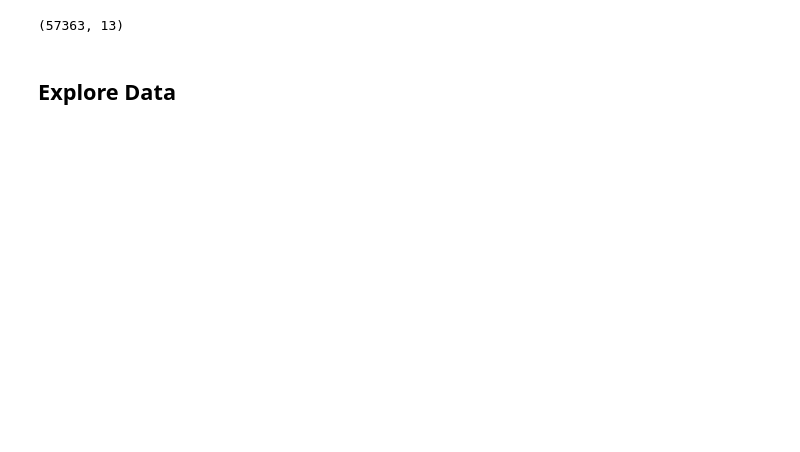
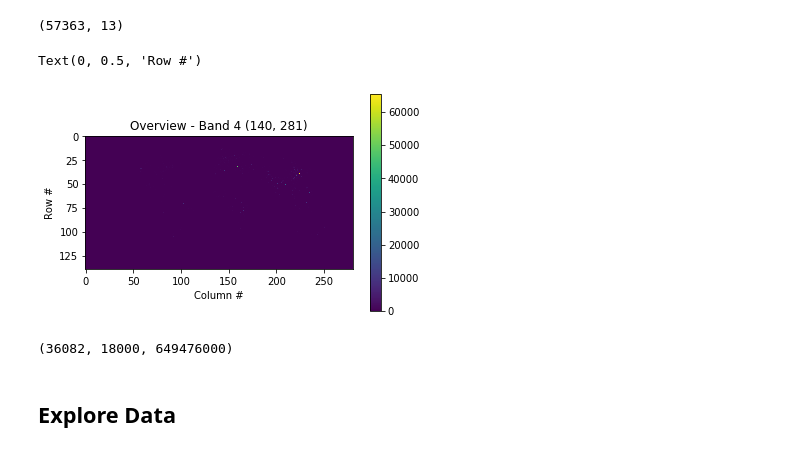
Before and after one commit to jmlasalle/water-risk-classification, a Jupyter notebook: Data-Wrangling.ipynb, the cells around one changed output. Cells and saved outputs as stored; diff of their text form; code cells hidden in the pictures; blank space fills up the shorter version.

Commit message:
Final update to data wrangling.

```diff
--- a/Data-Wrangling.ipynb
+++ b/Data-Wrangling.ipynb
@@ -99,11 +89,31 @@ data = data[data_cols].copy()
 data.shape
 # %% [output]
 (57363, 13)
-# %%
-path_ghs = './data/ghs/GHS_POP_E2015_GLOBE_R2019A_54009_1K_V1_0.tif'
-
-with rio.open(path_ghs) as tif:
-    ghs = tif
+# %%
+path_ghs = './data/ghs/GHS_POP_E2015_GLOBE_R2019A_54009_1K_V1_0.tif'
+
+ghs_meta = None
+ghs_t = None
+with rio.open(path_ghs) as tif:
+    ghs_meta = tif.meta
+    ghs_t = ghs.transform
+    oviews = tif.overviews(1) # list of overviews from biggest to smallest
+    oview = oviews[-1]
+    thumbnail = tif.read(1, out_shape=(1, int(tif.height // oview), int(tif.width // oview)))
+
+# ghs_meta['width'], ghs_meta['height']
+plt.imshow(thumbnail)
+plt.colorbar()
+plt.title('Overview - Band 4 {}'.format(thumbnail.shape))
+plt.xlabel('Column #')
+plt.ylabel('Row #')
+# %% [output]
+Text(0, 0.5, 'Row #')
+[figure, added]
+# %%
+ghs_meta['width'], ghs_meta['height'], ghs_meta['width']*ghs_meta['height']
+# %% [output]
+(36082, 18000, 649476000)
 # %%
 path_inf_mort = './data/sedac/povmap_global_subnational_infant_mortality_rates_v2.tif'
 
```
Also changed, not shown: parts of 5 cells of this notebook.
